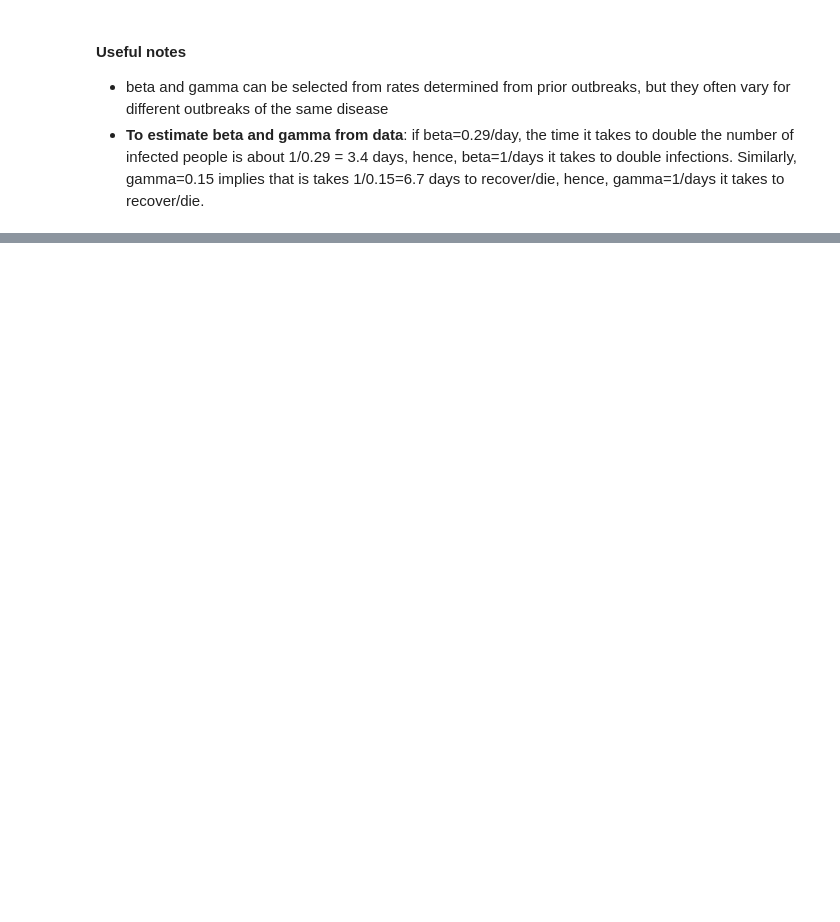
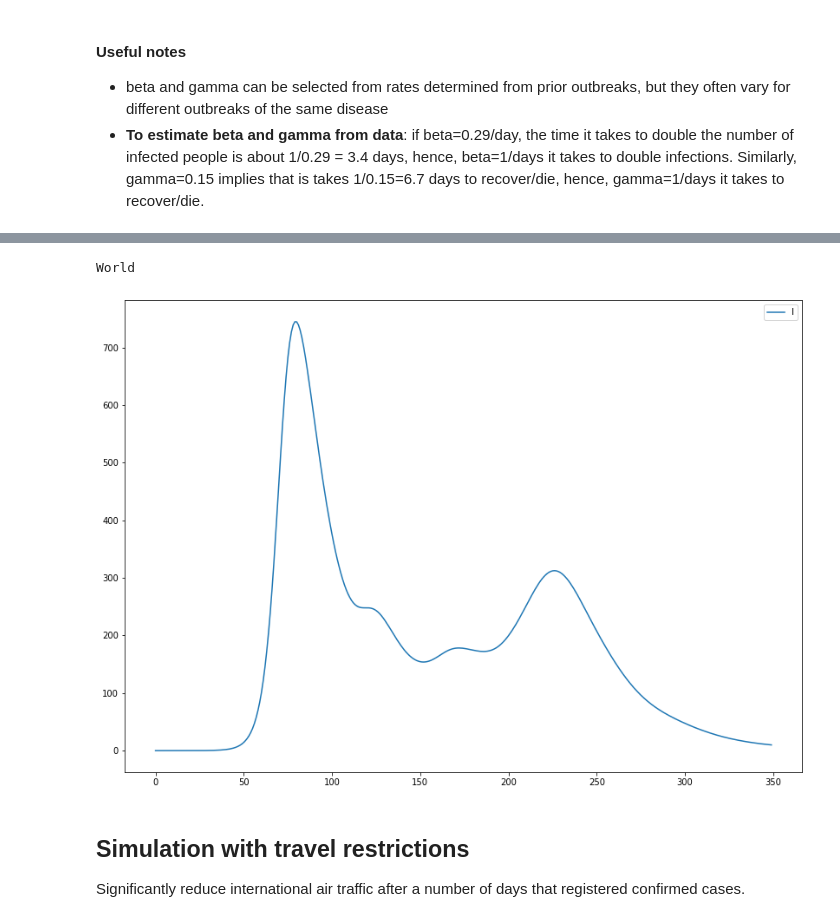
Before and after one commit to DonPablo99/covid-19-world-air-network-analysis, a Jupyter notebook: Model.ipynb, the cells around one changed output, grey strips where cells are left out. Cells and saved outputs as stored; diff of their text form; code cells hidden in the pictures; blank space fills up the shorter version.

```diff
--- a/Model.ipynb
+++ b/Model.ipynb
@@ -256,0 +289,9 @@ countries_peak_day = {c: I_lists[c].index(max(I_lists[c])) for c in countries}
+# %%
+# Calculate Percentage change in total population for each country
+pct_values = []
+for c in countries:
+    final_population = S_lists[c][-1] + I_lists[c][-1] + R_lists[c][-1]
+    pct_change = ((final_population - country_populations[c]) / country_populations[c])*100
+    pct_values.append(pct_change)
+    print(c, pct_change)
+np.array(pct_values).mean()
@@ -256,0 +317,13 @@ countries_peak_day = {c: I_lists[c].index(max(I_lists[c])) for c in countries}
+# %%
+# World total Infected (1/1000000)
+print("World")
+plt.figure(figsize=(14,10))
+plt.plot(x, [np.array([I_lists[c][d] for c in countries]).sum()/1000000 for d in range(T)], label="I")
+plt.legend()
+plt.show()
+# %% [output]
+World
+[figure, added]
+# %% [markdown]
+## Simulation with travel restrictions
+Significantly reduce international air traffic after a number of days that registered confirmed cases.
```
Also changed, not shown: parts of 26 cells of this notebook, 1 other file.
